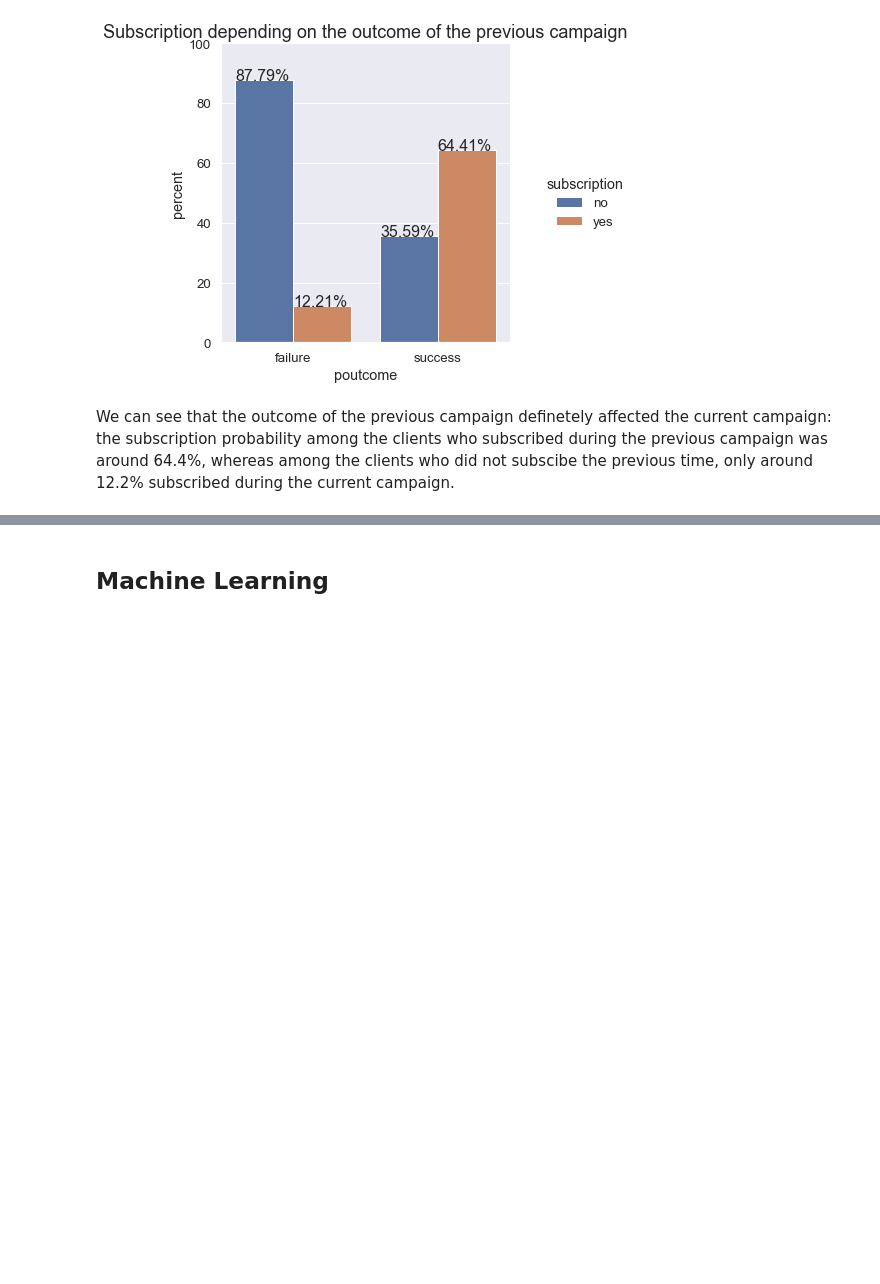
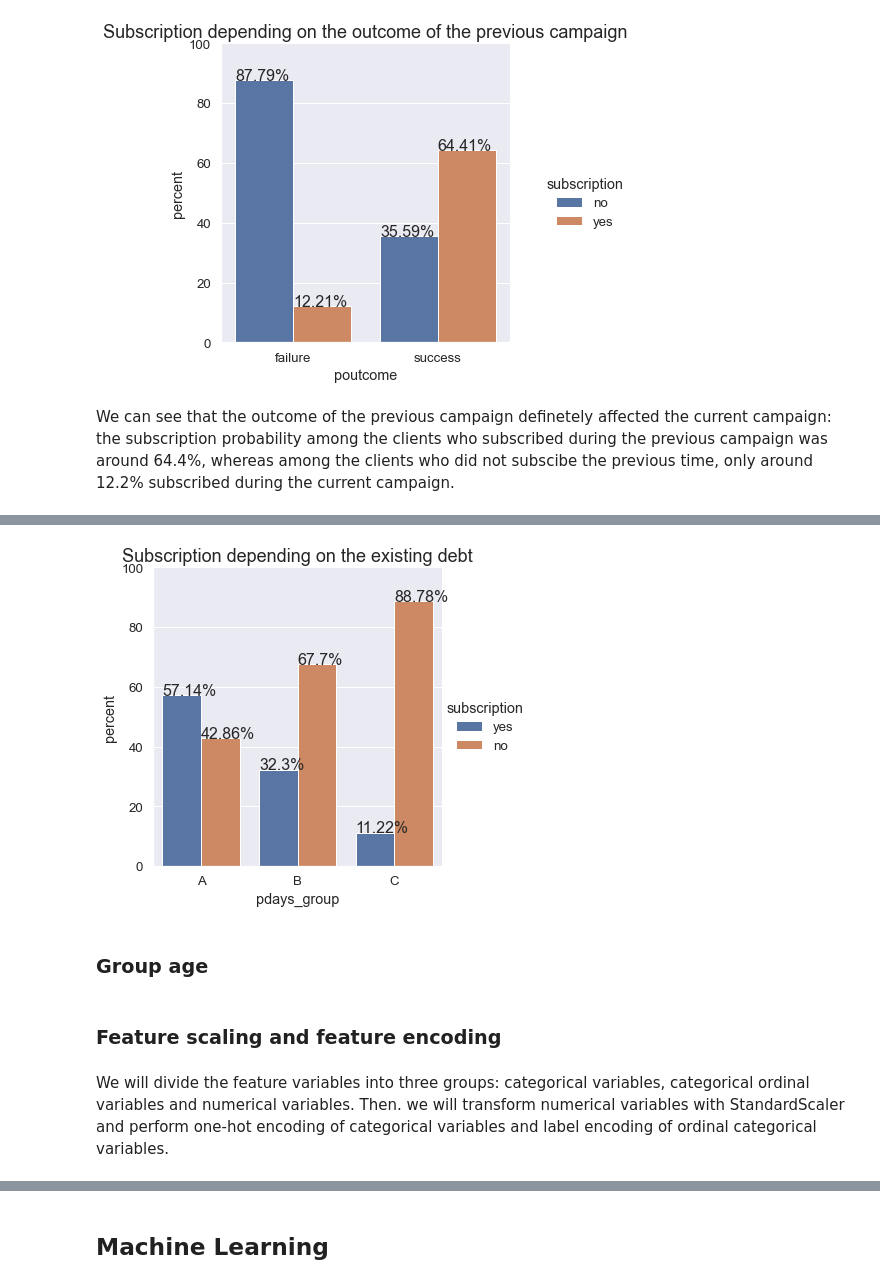
Before and after one commit to katerynalemishko/bank_deposit_marketing, a Jupyter notebook: Bank_deposit.ipynb, the cells around one changed output, grey strips where cells are left out. Cells and saved outputs as stored; diff of their text form; code cells hidden in the pictures; blank space fills up the shorter version.

```diff
--- a/Bank_deposit.ipynb
+++ b/Bank_deposit.ipynb
@@ -469,0 +525,2 @@ the previous time, only around 12.2% subscribed during the current campaign.
+# %%
+bank.loc[bank['previous'] > 10, 'previous'] = 11
@@ -469,0 +529,10 @@ the previous time, only around 12.2% subscribed during the current campaign.
+# %%
+bank.loc[bank['pdays'] < 230, 'pdays_group'] = 'B'
+bank.loc[(bank['pdays'] >= 230)&(bank['pdays'] <= 410), 'pdays_group'] = 'C'
+bank.loc[bank['pdays'] > 410, 'pdays_group'] = 'A'
+# %%
+plot_cat_perc(bank,'pdays_group','subscription','Subscription depending on the existing debt',5,5/5)
+# %% [output]
+[figure, added]
+# %% [markdown]
+### Group age
@@ -469,0 +544,6 @@ the previous time, only around 12.2% subscribed during the current campaign.
+# %% [markdown]
+### Feature scaling and feature encoding
+# %% [markdown]
+We will divide the feature variables into three groups: categorical variables, categorical ordinal variables and
+numerical variables. Then. we will transform numerical variables with StandardScaler and perform one-hot encoding of
+categorical variables and label encoding of ordinal categorical variables.
```
Also changed, not shown: parts of 101 cells of this notebook.
